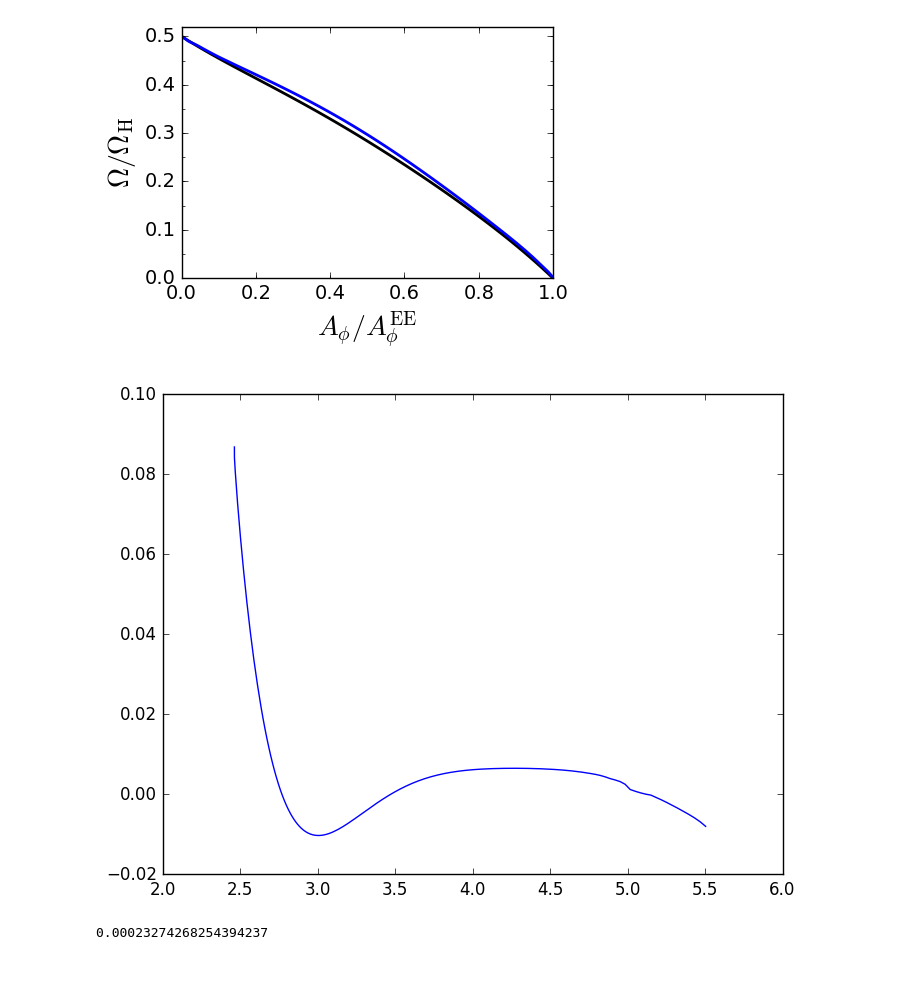
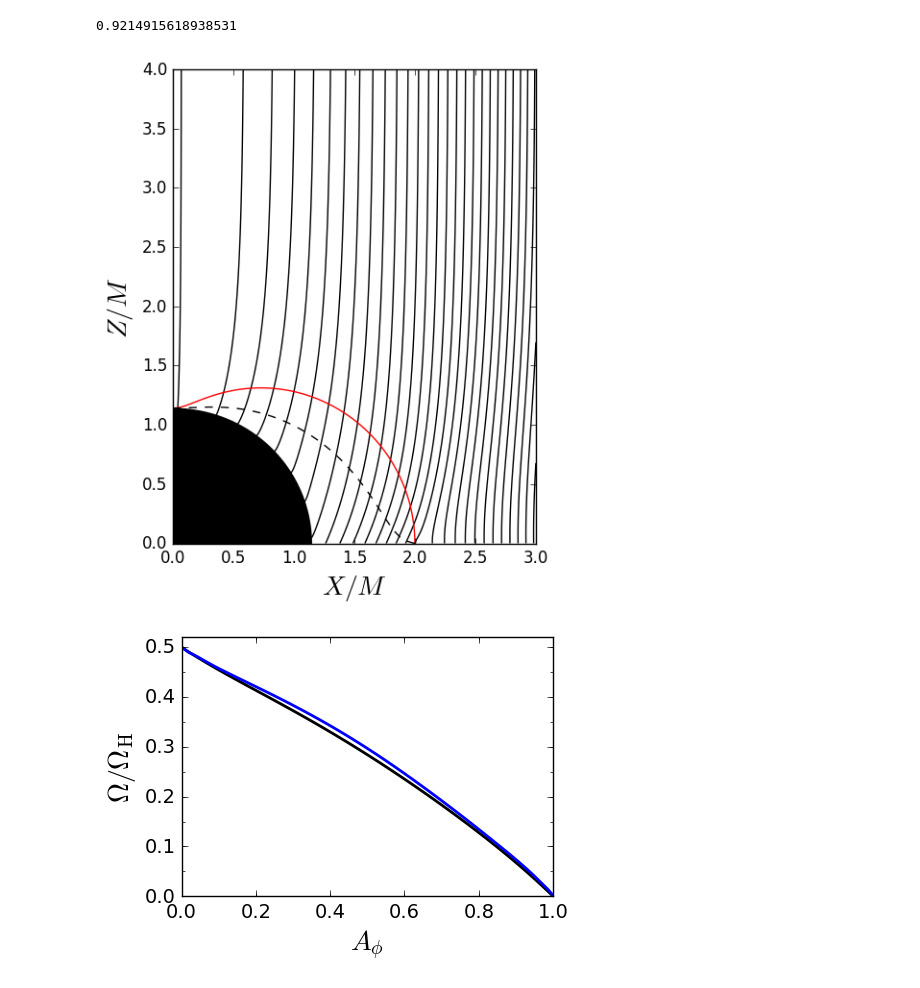
Before and after one commit to zhenpan/Uniform_Sol, a Jupyter notebook: plot.ipynb, the cells around one changed output. Saved outputs shown, nothing was run; the diff lists cells and outputs as text; code cells hidden in the pictures.

```diff
--- a/plot.ipynb
+++ b/plot.ipynb
@@ -26,11 +118,22 @@ include("scripts/func.jl")
+# %%
+fsq2_avg
+Edot(Ubm, Ω_I)
+# %% [output]
+0.9214915618938531
+# %%
+Rμ2xy(crd, U, ils, Umax =10.0)
+# %% [output]
+[figure, added]
 # %%
+@load "/home/zhenpan/Astroph/Uniform_Sol/scripts/a99.jld"
+
 Ubm = linspace(0., U_H, 64)
 fig = figure(figsize=(5, 3.6))
 plot(Ubm/U_H, Ω_I.Ωspl(Ubm)/crd.Ω_H, lw = 2, "k")
 #plot(Ubm/U_H, 0.5*(1-Ubm/U_H), lw = 2, "r--")
 plot(Ω_sim[:,1]/Ω_sim[end,1], Ω_sim[:,2], lw = 2)
 ylim(0., 0.52)
-xlabel(L"$A_\phi/A_\phi^{\rm EE}$", fontsize = 20)
+xlabel(L"$A_\phi$", fontsize = 20)
 ylabel(L"$\Omega/ \Omega_{\rm H}$", fontsize = 20)
 tick_params(axis="both", which="major", length =4, labelsize=14)
 ax = gca()
@@ -41,11 +144,6 @@ ax[:xaxis][:set_minor_locator](mx)
 ax[:yaxis][:set_major_locator](My)
 ax[:yaxis][:set_minor_locator](my)
 tight_layout()
-savefig("f2b.pdf")
+savefig("f2.pdf")
 # %% [output]
-[figure, old version]
+[figure, new version]
-# %%
-plot(U[1,1:150], fsq); fsq2_avg
-# %% [output]
-[figure, removed]
-0.00023274268254394237
```
Also changed, not shown: parts of 14 cells of this notebook, 11 other files.
